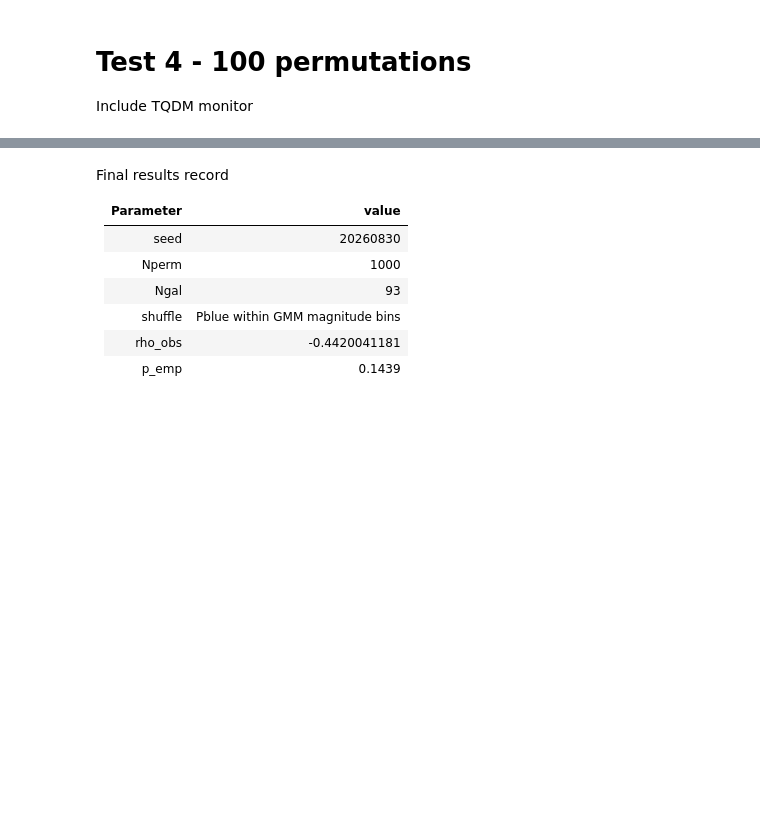
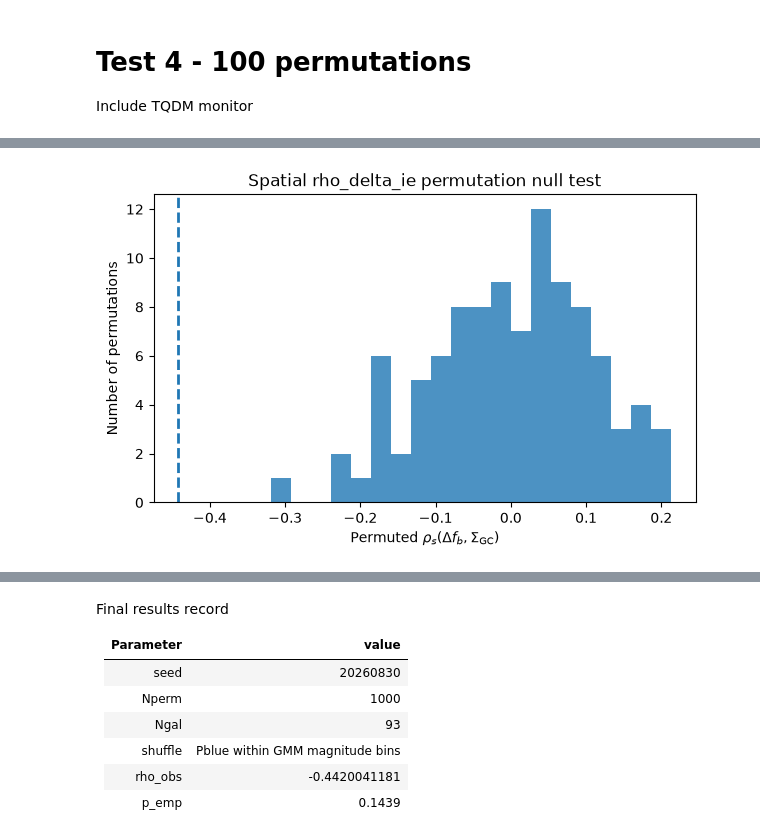
Before and after one commit to Pommers/Coma-GCS-colors, a Jupyter notebook: 05_inner_env_contrast.ipynb, the cells around one changed output, grey strips where cells are left out. Drawn from its saved outputs; the diff is of its cells as text; code cells hidden in the pictures; blank space fills up the shorter version.

Commit message:
Inner Environment analysis completed

```diff
--- a/05_inner_env_contrast.ipynb
+++ b/05_inner_env_contrast.ipynb
@@ -1175,10 +1185,10 @@ test_perm = evaluate_pblue_assignment(
 )
 
 pairs = [
-    ("Inner",          "rho_inner",   "p_inner"),
-    ("Annulus",        "rho_annulus", "p_annulus"),
-    ("Bg-subtracted",  "rho_bgsub",   "p_bgsub"),
-    ("Delta f_b",      "rho_delta",   "p_delta"),
+    ("Inner",          "rho_inner",     "p_inner"),
+    ("Annulus",        "rho_annulus",   "p_annulus"),
+    ("Inner Env",      "rho_inner_env", "p_inner_env"),
+    ("Delta ie",       "rho_delta_ie",  "p_delta_ie"),
 ]
 
 for label, rho_key, p_key in pairs:
@@ -1193,8 +1210,8 @@ for label, rho_key, p_key in pairs:
 pairs = [
     ("Inner",     "rho_inner"),
     ("Annulus",   "rho_annulus"),
-    ("Bg-sub",    "rho_bgsub"),
-    ("Delta f_b", "rho_delta"),
+    ("Inner Env", "rho_inner_env"),
+    ("Delta ie",  "rho_delta_ie"),
 ]
 
 rng = np.random.default_rng(20260830)
@@ -1222,8 +1239,8 @@ for i in range(10):
         "iteration": i + 1,
         "rho_inner": result["rho_inner"],
         "rho_annulus": result["rho_annulus"],
-        "rho_bgsub": result["rho_bgsub"],
-        "rho_delta": result["rho_delta"],
+        "rho_inner_env": result["rho_inner_env"],
+        "rho_delta_ie": result["rho_delta_ie"],
     })
 
     print(
@@ -1239,8 +1256,8 @@ rho_perm_10 = pd.DataFrame(rows)
 for col in [
     "rho_inner",
     "rho_annulus",
-    "rho_bgsub",
-    "rho_delta",
+    "rho_inner_env",
+    "rho_delta_ie",
 ]:
     vals = rho_perm_10[col]
 
@@ -1284,8 +1316,8 @@ for i in tqdm(range(N_PERM), desc="Permutations"):
         "iteration": i + 1,
         "rho_inner": result["rho_inner"],
         "rho_annulus": result["rho_annulus"],
-        "rho_bgsub": result["rho_bgsub"],
-        "rho_delta": result["rho_delta"],
+        "rho_inner_env": result["rho_inner_env"],
+        "rho_delta_ie": result["rho_delta_ie"],
     })
 
 null_df = pd.DataFrame(rows)
@@ -1293,8 +1325,8 @@ null_df = pd.DataFrame(rows)
 for col in [
     "rho_inner",
     "rho_annulus",
-    "rho_bgsub",
-    "rho_delta",
+    "rho_inner_env",
+    "rho_delta_ie",
 ]:
     vals = null_df[col]
 
@@ -1308,5 +1345,5 @@ for col in [
 # %%
-rho_null = null_df["rho_delta"]
+rho_null = null_df["rho_delta_ie"]
 
 print(f"N perm       = {len(rho_null)}")
 print(f"mean         = {np.mean(rho_null):+.4f}")
@@ -1330,16 +1378,18 @@ print(f"Observed offset from null mean = {z_obs:+.2f} sigma")
 # %%
 import matplotlib.pyplot as plt
 
 fig, ax = plt.subplots(figsize=(7, 4))
 
 ax.hist(rho_null, bins=20, alpha=0.8)
 ax.axvline(RHO_OBS, linestyle="--", linewidth=2)
 
 ax.set_xlabel(r"Permuted $\rho_s(\Delta f_b,\Sigma_{\rm GC})$")
 ax.set_ylabel("Number of permutations")
-ax.set_title("Spatial $P_{blue}$ permutation null test")
+ax.set_title("Spatial rho_delta_ie permutation null test")
 
 plt.show()
+# %% [output]
+[figure, added]
 # %%
 from tqdm.auto import tqdm
 
```
Also changed, not shown: parts of 21 cells of this notebook, 2 other files.
